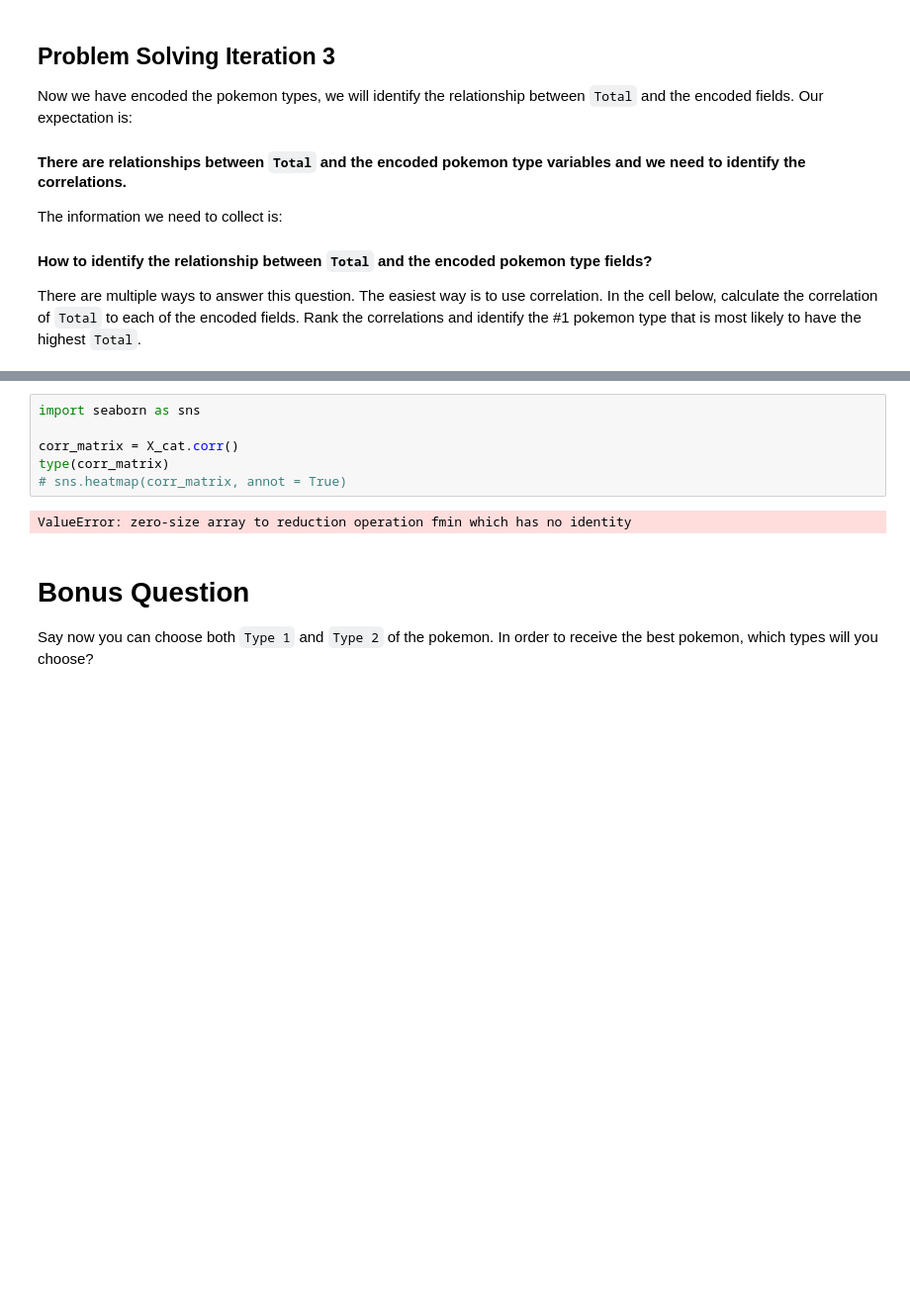
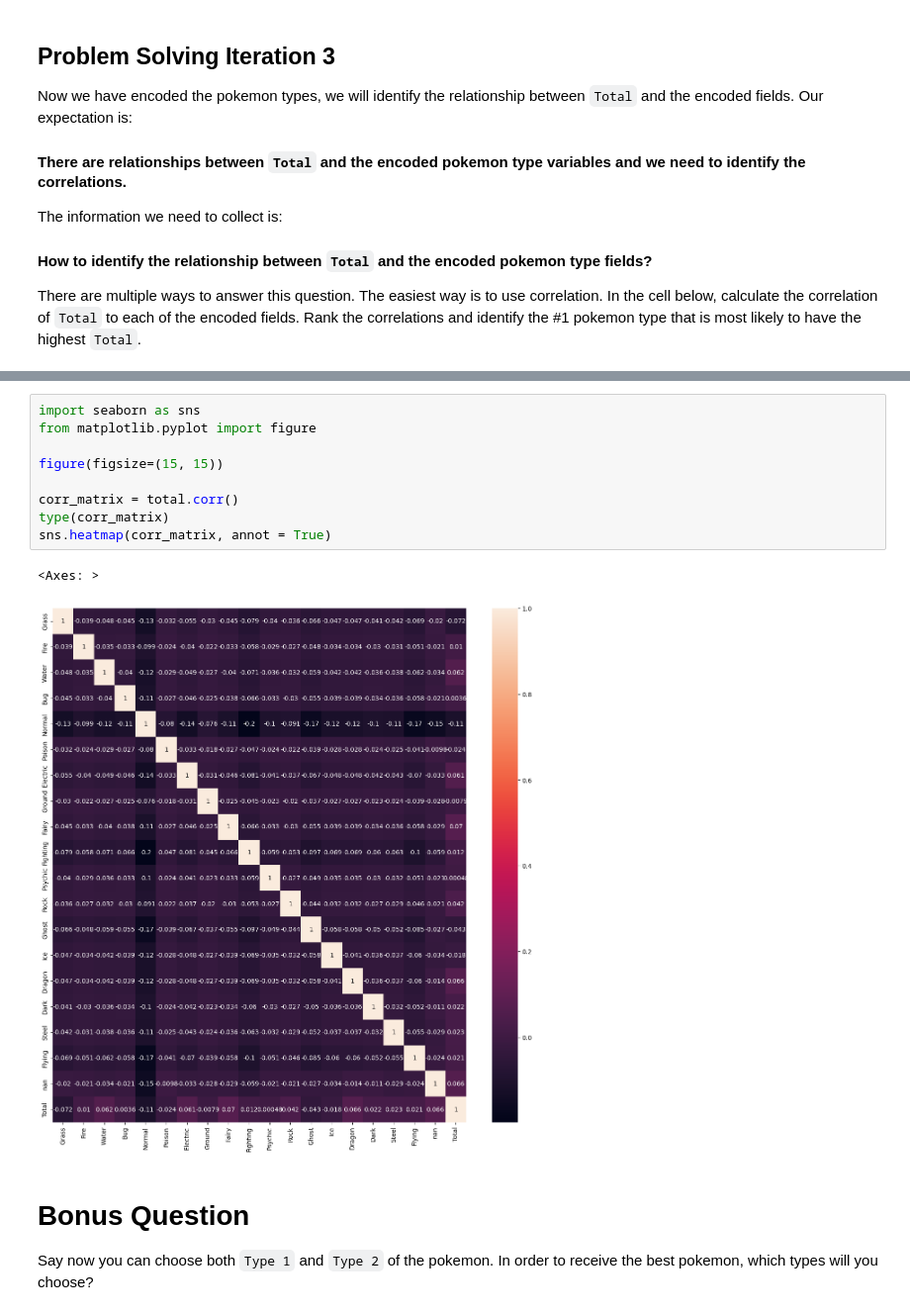
Before and after one commit to vrushali92/lab-dataframe-calculations, a Jupyter notebook: your-code/challenge-2.ipynb, the cells around one changed output, grey strips where cells are left out. Shown at 99% size. Saved outputs shown, nothing was run; the diff lists cells and outputs as text; blank space fills up the shorter version.

```diff
--- a/your-code/challenge-2.ipynb
+++ b/your-code/challenge-2.ipynb
@@ -192,12 +167,16 @@ X_cat_encode.head().T
 | Total | 318.0 | 405.0 | 525.0 | 625.0 | 309.0 |
 # %%
 import seaborn as sns
+from matplotlib.pyplot import figure
 
-corr_matrix = X_cat.corr()
+figure(figsize=(15, 15))
+
+corr_matrix = total.corr()
 type(corr_matrix)
-# sns.heatmap(corr_matrix, annot = True)
+sns.heatmap(corr_matrix, annot = True)
 # %% [output]
-ValueError: zero-size array to reduction operation fmin which has no identity
+<Axes: >
+[figure, added]
 # %% [markdown]
 # Bonus Question
 
```
Also changed, not shown: parts of 6 cells of this notebook, 1 other file.
